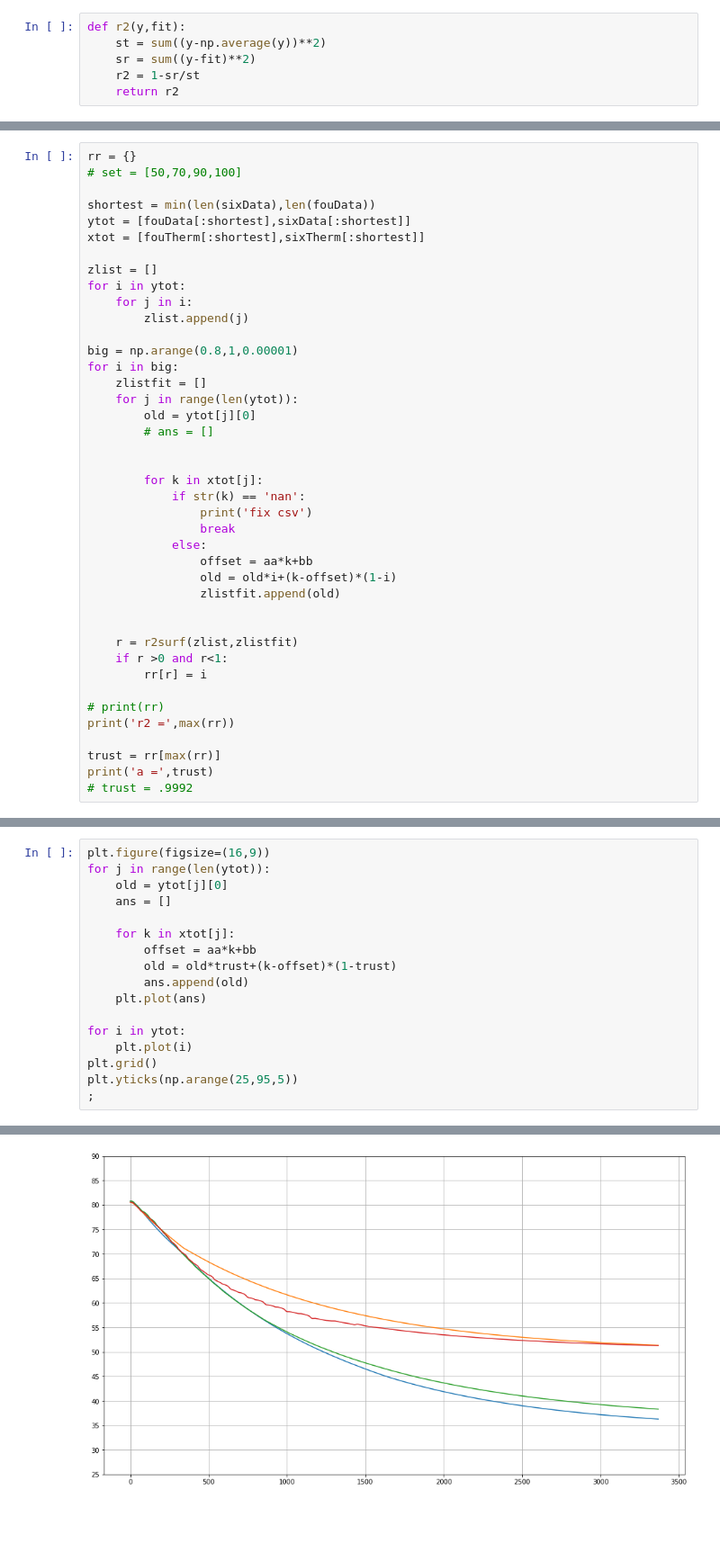
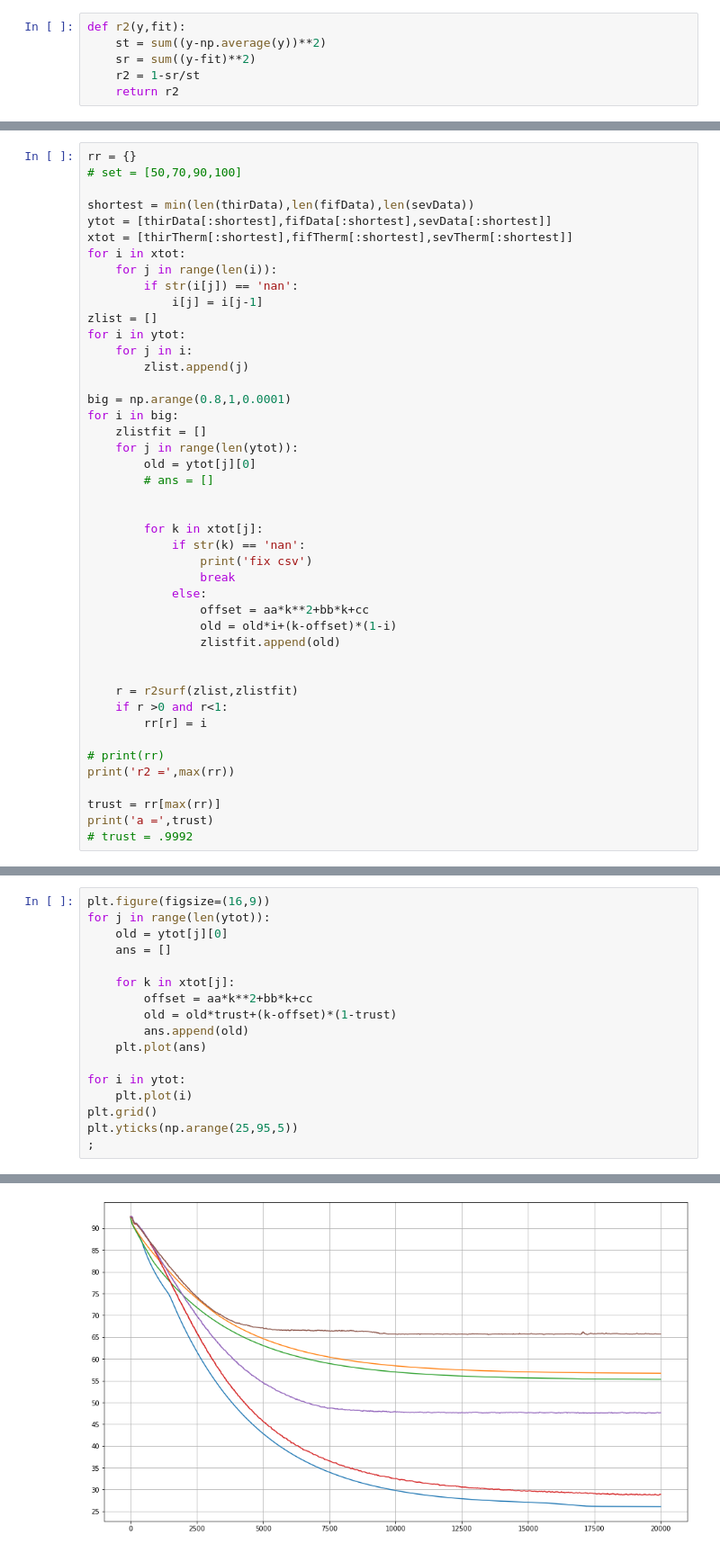
Before and after one commit to joshlwhitehead/work, a Jupyter notebook: analysis/heat/dataqstuff/kalmanCool.ipynb, the cells around one changed output, grey strips where cells are left out. Shown at 90% size. Saved outputs shown, nothing was run; the diff lists cells and outputs as text; blank space fills up the shorter version.

```diff
--- a/analysis/heat/dataqstuff/kalmanCool.ipynb
+++ b/analysis/heat/dataqstuff/kalmanCool.ipynb
@@ -55,16 +58,19 @@ offset = 0.19999999999999982 * therm + -1.9999999999999885
 rr = {}
 # set = [50,70,90,100]
 
-shortest = min(len(sixData),len(fouData))
-ytot = [fouData[:shortest],sixData[:shortest]]
-xtot = [fouTherm[:shortest],sixTherm[:shortest]]
-
+shortest = min(len(thirData),len(fifData),len(sevData))
+ytot = [thirData[:shortest],fifData[:shortest],sevData[:shortest]]
+xtot = [thirTherm[:shortest],fifTherm[:shortest],sevTherm[:shortest]]
+for i in xtot:
+    for j in range(len(i)):
+        if str(i[j]) == 'nan':
+            i[j] = i[j-1]
 zlist = []
 for i in ytot:
     for j in i:
         zlist.append(j)
 
-big = np.arange(0.8,1,0.00001)
+big = np.arange(0.8,1,0.0001)
 for i in big:
     zlistfit = []
     for j in range(len(ytot)):
@@ -77,7 +83,7 @@ for i in big:
                 print('fix csv')
                 break
             else:
-                offset = aa*k+bb
+                offset = aa*k**2+bb*k+cc
                 old = old*i+(k-offset)*(1-i)
                 zlistfit.append(old)
 
@@ -98,20 +104,20 @@ a = 0.999089999999094
 # %%
 plt.figure(figsize=(16,9))
 for j in range(len(ytot)):
     old = ytot[j][0]
     ans = []
 
     for k in xtot[j]:
-        offset = aa*k+bb
+        offset = aa*k**2+bb*k+cc
         old = old*trust+(k-offset)*(1-trust)
         ans.append(old)
     plt.plot(ans)
 
 for i in ytot:
     plt.plot(i)
 plt.grid()
 plt.yticks(np.arange(25,95,5))
 ;
 # %% [output]
 ''
-[figure, old version]
+[figure, new version]
```
Also changed, not shown: parts of 2 cells of this notebook, 47 other files.
